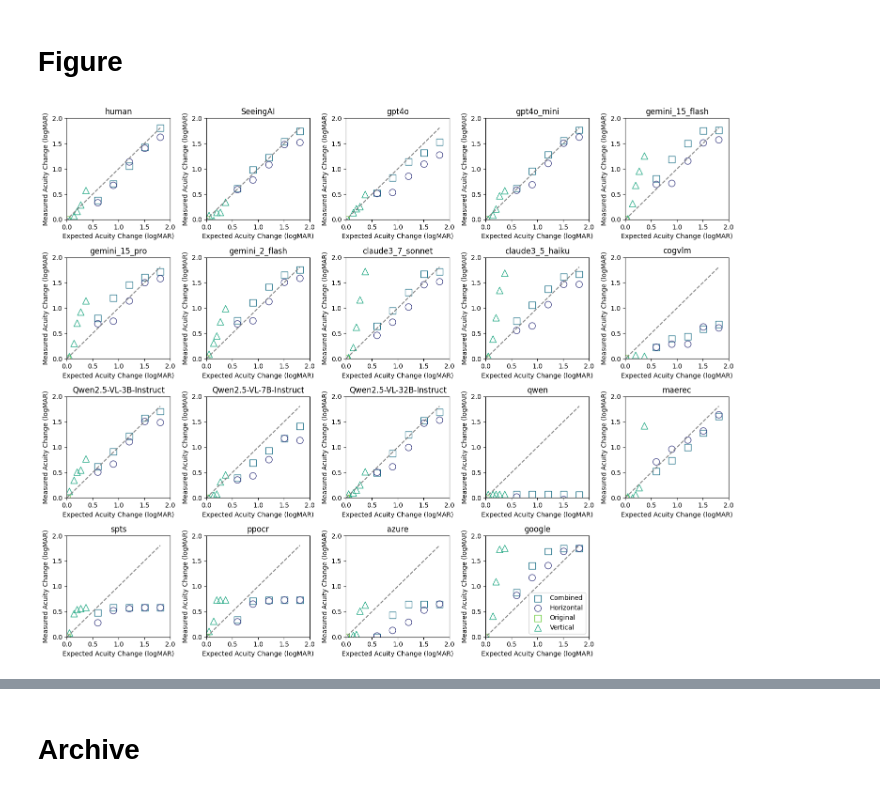
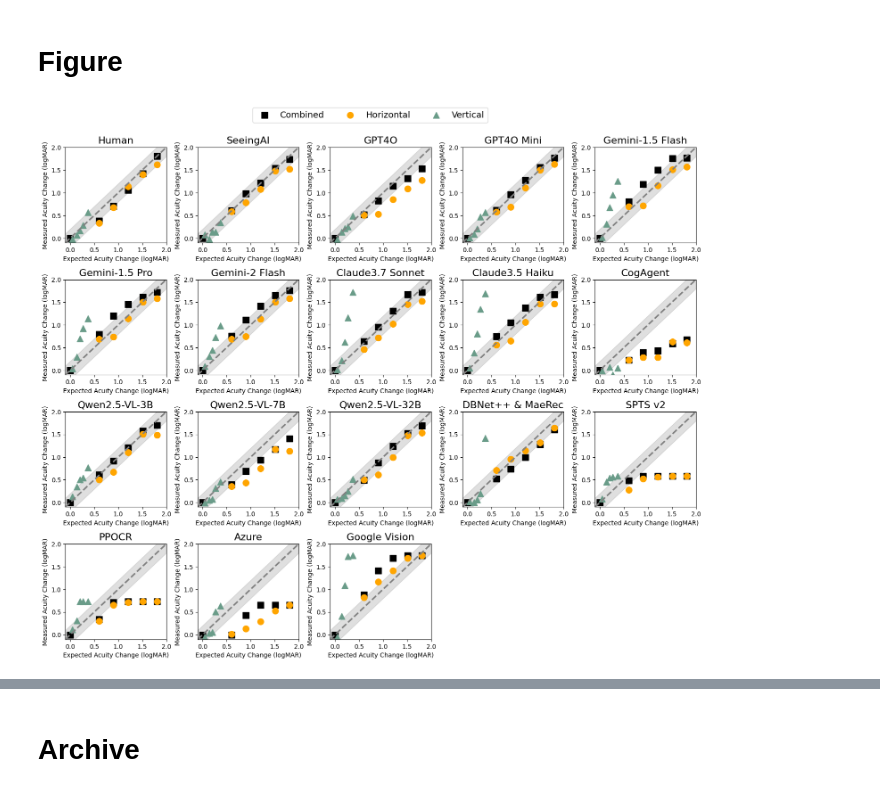
Before and after one commit to kaiagaoqy/VIOCR_infer_models, a Jupyter notebook: untils/eval/etdrs_eval.ipynb, the cells around one changed output, grey strips where cells are left out. Cells and saved outputs as stored; diff of their text form; code cells hidden in the pictures.

Commit message:
add figures

```diff
--- a/untils/eval/etdrs_eval.ipynb
+++ b/untils/eval/etdrs_eval.ipynb
@@ -149,9 +149,18 @@ final_df_fig = pd.read_csv('../../data/summary/etdrs_combined_0331.csv')#final_d
 models = ['human','SeeingAI', 'gpt4o', 'gpt4o_mini', 'gemini_15_flash',
        'gemini_15_pro', 'gemini_2_flash', 'claude3_7_sonnet', 'claude3_5_haiku',
        'cogvlm','Qwen2.5-VL-3B-Instruct', 'Qwen2.5-VL-7B-Instruct', 'Qwen2.5-VL-32B-Instruct',
-       'qwen', 'maerec','spts', 'ppocr', 'azure', 'google']
+       'maerec','spts', 'ppocr', 'azure', 'google']
 
 final_df_fig[['Expected'] + models] =  final_df_fig[['Expected'] + models]  - final_df_fig.loc[15,['Expected'] + models]
+final_df_fig.loc[final_df_fig['Cond']=='Original', 'Cond'] = 'Combined'
+
+model_name_dict = {'human':'Human','SeeingAI':'SeeingAI', 'gpt4o':'GPT4O', 'gpt4o_mini':'GPT4O Mini',
+                   'gemini_15_flash':'Gemini-1.5 Flash','gemini_15_pro':'Gemini-1.5 Pro', 'gemini_2_flash':'Gemini-2 Flash',
+                   'claude3_7_sonnet':'Claude3.7 Sonnet', 'claude3_5_haiku':'Claude3.5 Haiku','cogvlm':'CogAgent',
+                   'Qwen2.5-VL-3B-Instruct':'Qwen2.5-VL-3B', 'Qwen2.5-VL-7B-Instruct':'Qwen2.5-VL-7B', 'Qwen2.5-VL-32B-Instruct':'Qwen2.5-VL-32B',
+                   'maerec':'DBNet++ & MaeRec','spts':'SPTS v2', 'ppocr':'PPOCR', 'azure':'Azure', 'google':'Google Vision'}
+final_df_fig.rename(columns=model_name_dict, inplace=True)
+models = [model_name_dict[i] for i in models if i in model_name_dict]
 # %%
 import matplotlib.pyplot as plt
 import seaborn as sns
@@ -169,11 +178,25 @@ def get_marker(cond):
 
 # Create a color palette for unique conditions
 unique_conditions = final_df_fig['Cond'].unique()
-palette = sns.color_palette("viridis", len(unique_conditions))
-color_mapping = {cond: palette[i] for i, cond in enumerate(unique_conditions)}
+# palette = sns.color_palette("viridis", len(unique_conditions))
+# color_mapping = {cond: palette[i] for i, cond in enumerate(unique_conditions)}
+colors = ['orange', 'black', '#6A9C89', 'black']
+# Create the mapping
+color_mapping = {cond: color for cond, color in zip(unique_conditions, colors)}
 
 # Define a function to plot a scatter plot on a given axis for a specified model column
 def plot_scatter(ax, model_col, df):
+    # Add a dashed diagonal line that spans the range of the data
+    x_vals = df['Expected']
+    y_vals = df[model_col]
+    overall_min = -0.1#min(x_vals.min(), y_vals.min())
+    overall_max = 2.0#max(x_vals.max(), y_vals.max())
+    ax.plot([overall_min, overall_max], [overall_min, overall_max],
+            linestyle='--', color='grey', linewidth=2.5)
+    x = np.linspace(overall_min, overall_max, 100)
+    # Fill the area between y = x - 0.2 and y = x + 0.2
+    ax.fill_between(x, x - 0.2, x + 0.2, color='grey', alpha=0.25)
+
     # Plot each group (by Cond) separately to assign markers and colors
     for cond, group in df.groupby('Cond'):
         marker = get_marker(cond)
@@ -182,25 +205,18 @@ def plot_scatter(ax, model_col, df):
             group[model_col],
             label=cond,
             marker=marker,
-            facecolors='none',  # makes marker hollow
+            facecolors=color_mapping[cond],  # makes marker hollow
             edgecolors=color_mapping[cond],
             s=100  # marker size
         )
 
-    # Add a dashed diagonal line that spans the range of the data
-    x_vals = df['Expected']
-    y_vals = df[model_col]
-    overall_min = min(x_vals.min(), y_vals.min())
-    overall_max = max(x_vals.max(), y_vals.max())
-    ax.plot([overall_min, overall_max], [overall_min, overall_max],
-            linestyle='--', color='grey')
 
     # Set labels, title and legend
     ax.set_xlabel("Expected Acuity Change (logMAR)")
     ax.set_ylabel("Measured Acuity Change (logMAR)")
-    ax.set_xlim(0, 2.0)
-    ax.set_ylim(0, 2.0)
-    ax.set_title(f"{model_col}")
+    ax.set_xlim(-0.1, 2.0)
+    ax.set_ylim(-0.1, 2.0)
+    ax.set_title(f"{model_col}", fontsize=16)
     # ax.legend()
 
 # List of models to plot (include 'human' and other models)
@@ -209,33 +225,37 @@ def plot_scatter(ax, model_col, df):
 #        'cogvlm','Qwen2.5-VL-3B-Instruct', 'Qwen2.5-VL-7B-Instruct', 'Qwen2.5-VL-32B-Instruct',
 #        'qwen', 'maerec','spts', 'ppocr', 'azure', 'google']
 
 # Determine subplot grid layout; here we choose 2 columns
 num_models = len(models)
 ncols = 5
 nrows = math.ceil(num_models / ncols)
 nrows = math.ceil(num_models / ncols)
 
 fig, axes = plt.subplots(nrows, ncols, figsize=(3 * ncols, 3 * nrows))
 # If there's only one subplot, axes is not an array; make it a list for consistency.
 if num_models == 1:
     axes = [axes]
 else:
     axes = axes.flatten()
 
 # Plot each model in its corresponding subplot
 for i, model in enumerate(models):
     plot_scatter(axes[i], model, final_df_fig)
 
 # Remove any extra subplots if the grid has more axes than models
 for j in range(i+1, len(axes)):
     fig.delaxes(axes[j])
 
-plt.legend()
+handles, labels = axes.flatten()[0].get_legend_handles_labels()
+
+# Place a common legend outside the figure. Here, loc='upper center' puts it at the top,
+# and bbox_to_anchor adjusts its position. Adjust ncol for number of columns in legend.
+fig.legend(handles, labels, loc='upper center', bbox_to_anchor=(0.5, 1.05), ncol=3, fontsize=14)
 plt.tight_layout()
-plt.show()
+plt.savefig('../../figure/etdrs.png', dpi=300)
 
 # # Plot for 'human'
 # for model in models:
 #     plot_scatter(model, final_df_fig)
 # %% [output]
-[figure, old version]
+[figure, new version]
```
Also changed, not shown: parts of 1 cell of this notebook, 19 other files.
